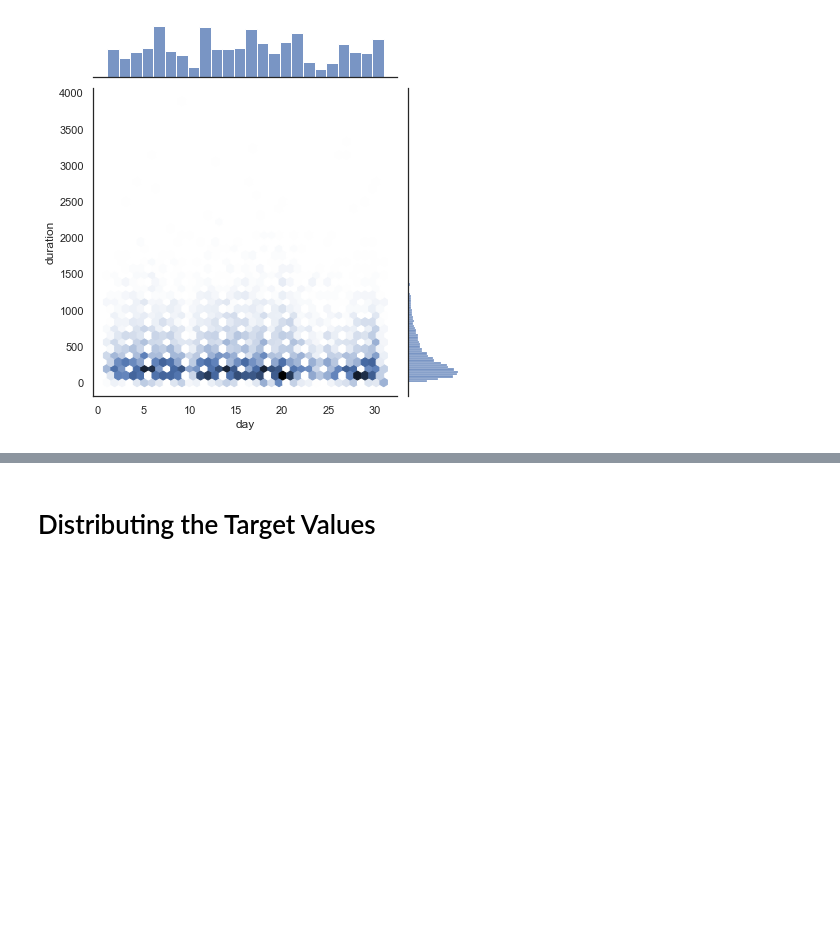
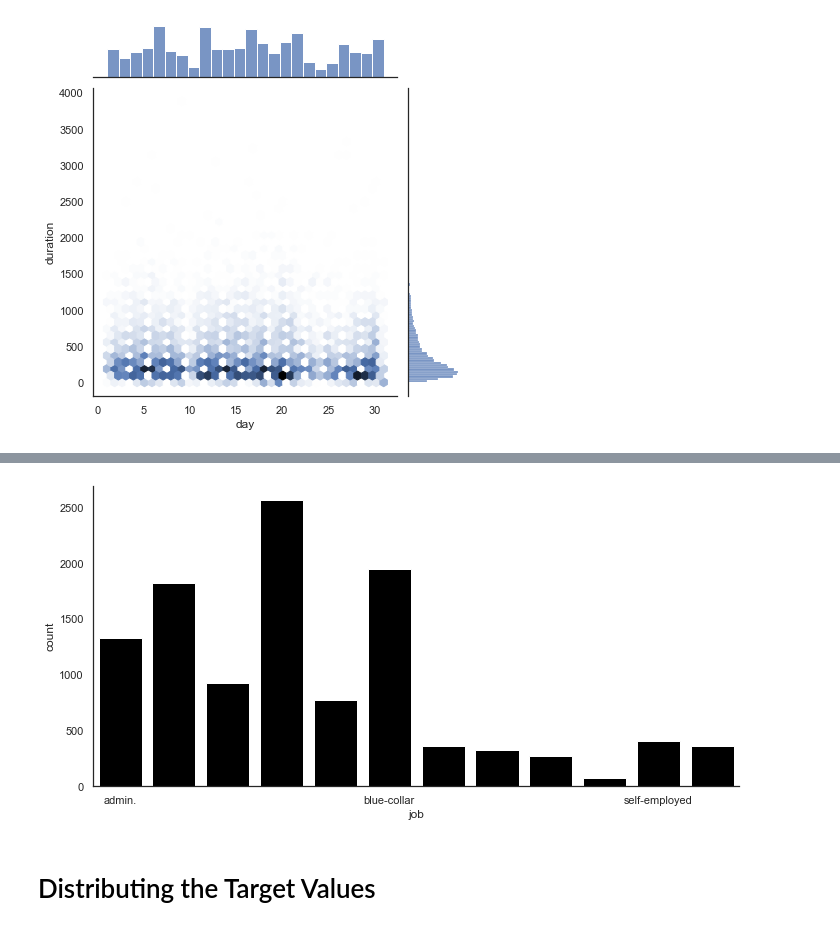
Before and after one commit to Ashraf-Khabar/bank-marketing-data-analysis, a Jupyter notebook: model/model.ipynb, the cells around one changed output, grey strips where cells are left out. Saved outputs shown, nothing was run; the diff lists cells and outputs as text; code cells hidden in the pictures; blank space fills up the shorter version.

```diff
--- a/model/model.ipynb
+++ b/model/model.ipynb
@@ -47,3 +53,9 @@ sns.jointplot("day", "duration", data=df, kind='reg')
+# %%
+with sns.axes_style('white'):
+    g = sns.catplot("job", data=df, aspect=2, kind="count", color='black')
+    g.set_xticklabels(step=5)
+# %% [output]
+[figure, added]
 # %% [markdown]
 # Distributing the Target Values
 # %%
```
Also changed, not shown: parts of 2 cells of this notebook.
